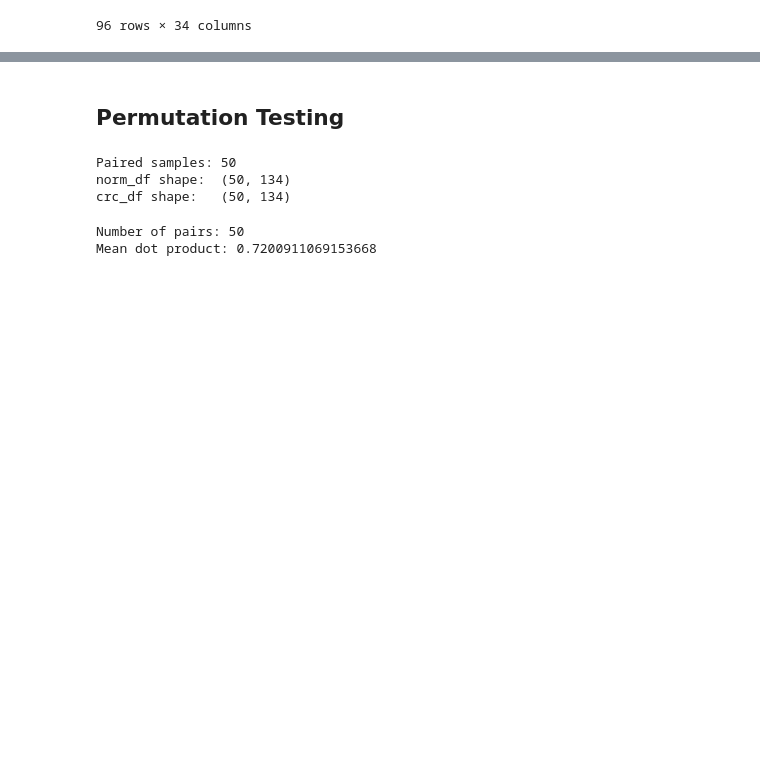
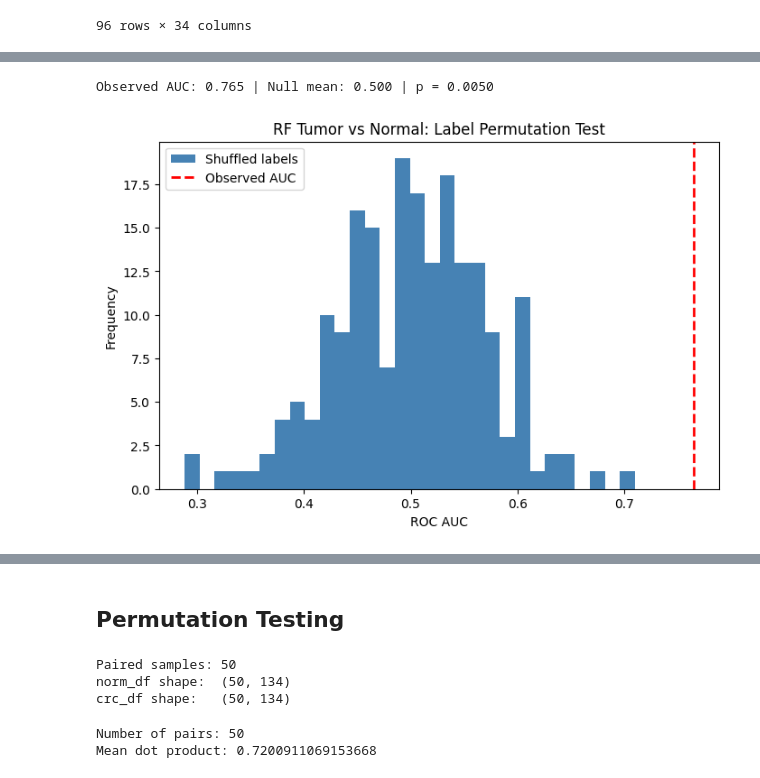
Before and after one commit to bartholoalexander/CRC-Inter-Individual-Variation, a Jupyter notebook: CRC_Inter_Individual_Difference.ipynb, the cells around one changed output, grey strips where cells are left out. Cells and saved outputs as stored; diff of their text form; code cells hidden in the pictures; blank space fills up the shorter version.

```diff
--- a/CRC_Inter_Individual_Difference.ipynb
+++ b/CRC_Inter_Individual_Difference.ipynb
@@ -8,7 +8,7 @@ import matplotlib.patches as mpatches
 # %% [markdown]
 ## Import Data ##
 # %%
-freqTable = pd.read_csv(r"_______", sep="\t", skiprows=1) #frequency table import
+freqTable = pd.read_csv(r"C:\Users\barth\Downloads\table.tsv", sep="\t", skiprows=1) #frequency table import
 freqTable = freqTable.rename(columns = {"#OTU ID" : "FeatureID"})
 freqTable.head()
 # %% [output]
@@ -457,0 +522,20 @@ meta.head(-5)
+# %%
+# Shuffles tumor/normal labels *within* each patient (swaps the pair),
+# refits, and rescores. p-value = how often chance matches the real score.
+score_tt, perm_scores_tt, p_tt = permutation_test_score(
+    rf_tt, X_tt, y_tt, groups=groups_tt, cv=cv_tt,
+    scoring="roc_auc", n_permutations=200, random_state=42,
+)
+print(f"Observed AUC: {score_tt:.3f} | Null mean: {perm_scores_tt.mean():.3f} | p = {p_tt:.4f}")
+
+plt.figure(figsize=(8, 5))
+plt.hist(perm_scores_tt, bins=30, color="steelblue", label="Shuffled labels")
+plt.axvline(score_tt, color="red", linestyle="--", linewidth=2, label="Observed AUC")
+plt.xlabel("ROC AUC")
+plt.ylabel("Frequency")
+plt.legend()
+plt.title("RF Tumor vs Normal: Label Permutation Test")
+plt.show()
+# %% [output]
+Observed AUC: 0.765 | Null mean: 0.500 | p = 0.0050
+[figure, added]
```
Also changed, not shown: parts of 17 cells of this notebook, 1 other file.
